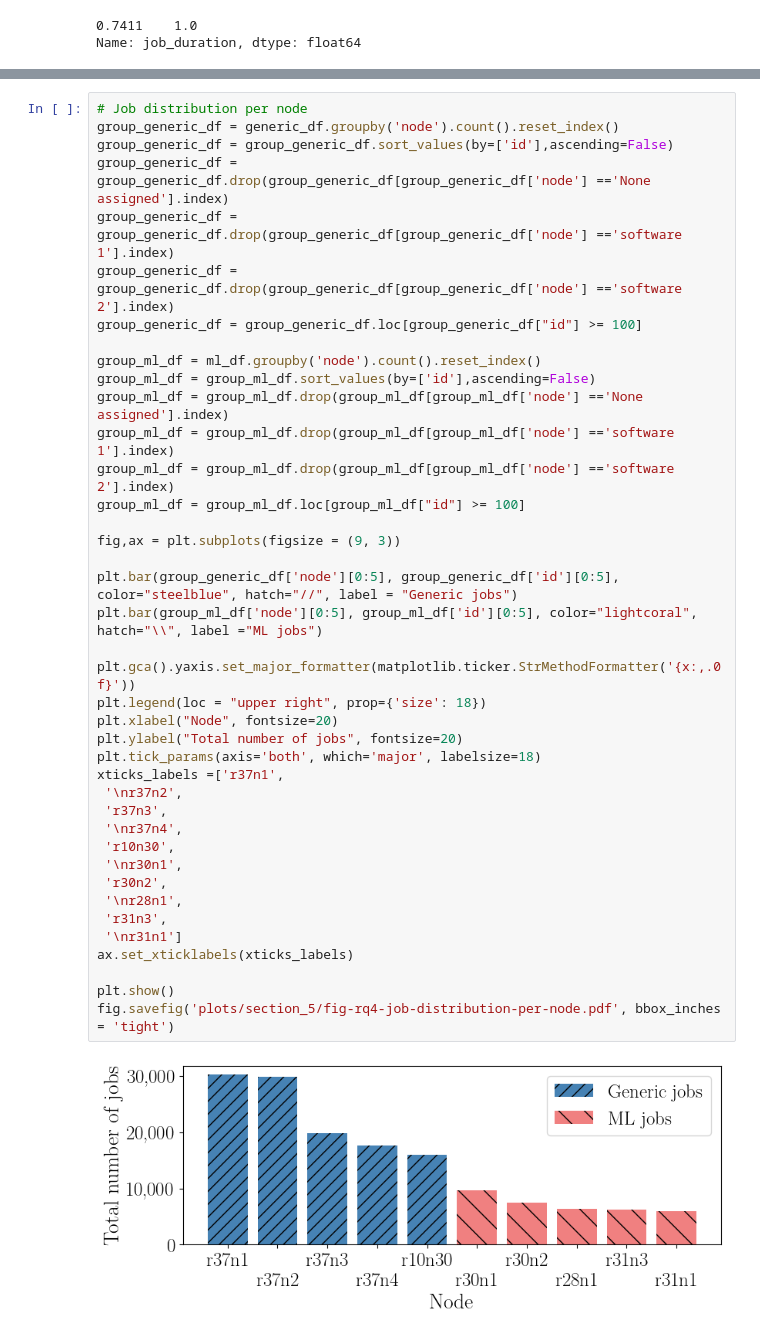
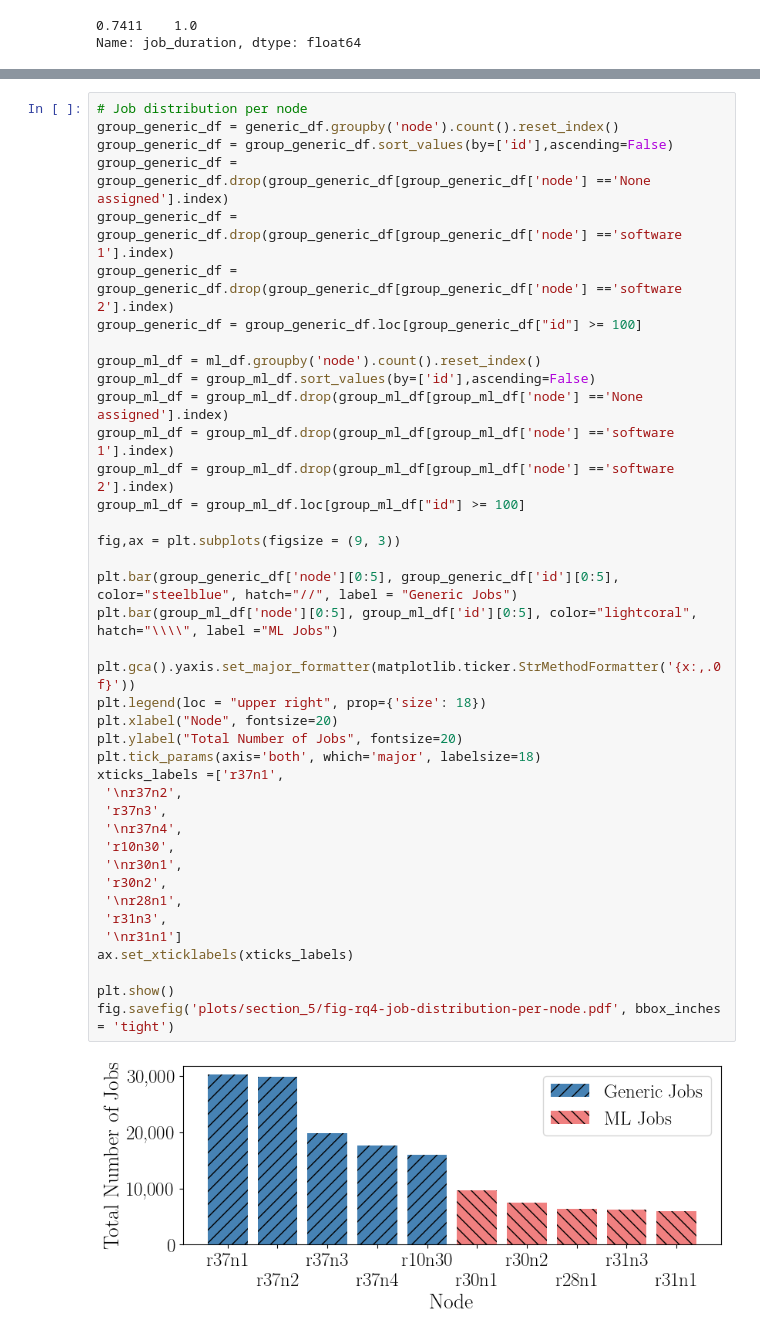
Before and after one commit to atlarge-research/2024-icpads-hpc-workload-characterization, a Jupyter notebook: 5a_job_arrivals_analysis.ipynb, the cells around one changed output, grey strips where cells are left out. Cells and saved outputs as stored; diff of their text form.

```diff
--- a/5a_job_arrivals_analysis.ipynb
+++ b/5a_job_arrivals_analysis.ipynb
@@ -430,37 +428,37 @@ group_generic_df = group_generic_df.loc[group_generic_df["id"] >= 100]
 
 group_ml_df = ml_df.groupby('node').count().reset_index()
 group_ml_df = group_ml_df.sort_values(by=['id'],ascending=False)
 group_ml_df = group_ml_df.drop(group_ml_df[group_ml_df['node'] =='None assigned'].index)
 group_ml_df = group_ml_df.drop(group_ml_df[group_ml_df['node'] =='software 1'].index)
 group_ml_df = group_ml_df.drop(group_ml_df[group_ml_df['node'] =='software 2'].index)
 group_ml_df = group_ml_df.loc[group_ml_df["id"] >= 100]
 
 fig,ax = plt.subplots(figsize = (9, 3))
 
-plt.bar(group_generic_df['node'][0:5], group_generic_df['id'][0:5], color="steelblue", hatch="//", label = "Generic jobs")
-plt.bar(group_ml_df['node'][0:5], group_ml_df['id'][0:5], color="lightcoral", hatch="\\", label ="ML jobs")
+plt.bar(group_generic_df['node'][0:5], group_generic_df['id'][0:5], color="steelblue", hatch="//", label = "Generic Jobs")
+plt.bar(group_ml_df['node'][0:5], group_ml_df['id'][0:5], color="lightcoral", hatch="\\\\", label ="ML Jobs")
 
 plt.gca().yaxis.set_major_formatter(matplotlib.ticker.StrMethodFormatter('{x:,.0f}'))
 plt.legend(loc = "upper right", prop={'size': 18})
 plt.xlabel("Node", fontsize=20)
-plt.ylabel("Total number of jobs", fontsize=20)
+plt.ylabel("Total Number of Jobs", fontsize=20)
 plt.tick_params(axis='both', which='major', labelsize=18)
 xticks_labels =['r37n1',
  '\nr37n2',
  'r37n3',
  '\nr37n4',
  'r10n30',
  '\nr30n1',
  'r30n2',
  '\nr28n1',
  'r31n3',
  '\nr31n1']
 ax.set_xticklabels(xticks_labels)
 
 plt.show()
 fig.savefig('plots/section_5/fig-rq4-job-distribution-per-node.pdf', bbox_inches = 'tight')
 # %% [output]
-[figure, old version]
+[figure, new version]
 # %%
 group_generic_df
 # %% [output]
```
Also changed, not shown: parts of 19 cells of this notebook, 46 other files.
